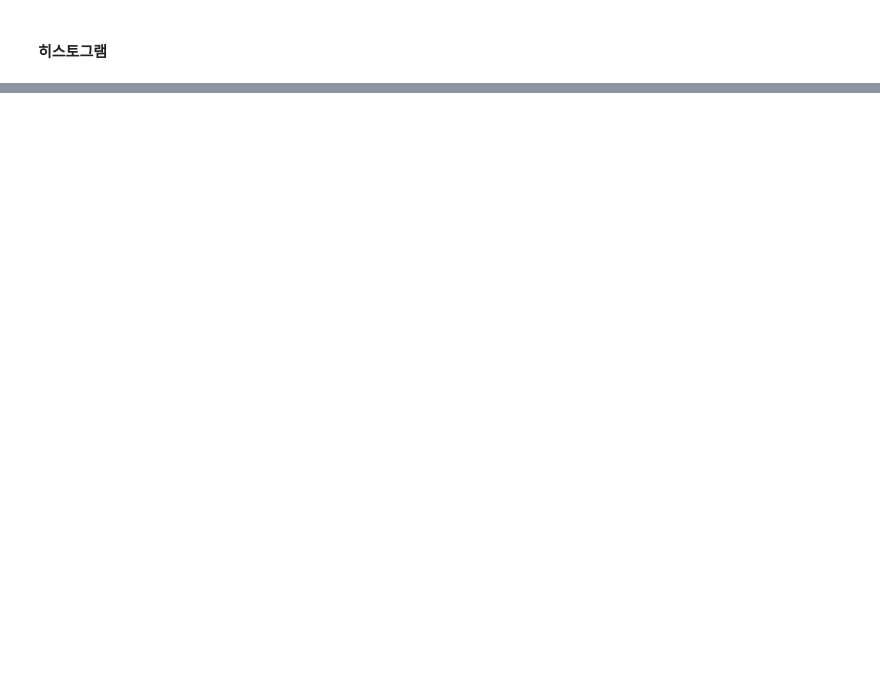
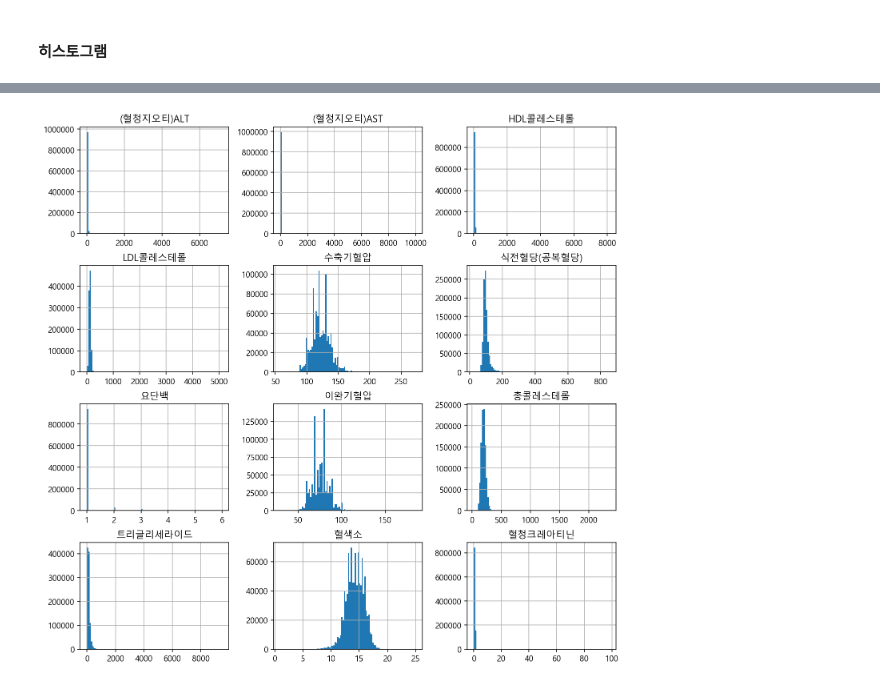
Before and after one commit to ssue-lee/practice, a Jupyter notebook: hearth_analysis.ipynb, the cells around one changed output, grey strips where cells are left out. Saved outputs shown, nothing was run; the diff lists cells and outputs as text; code cells hidden in the pictures; blank space fills up the shorter version.

```diff
--- a/hearth_analysis.ipynb
+++ b/hearth_analysis.ipynb
@@ -271,0 +289,5 @@ df.pivot_table(index=["성별코드", "음주여부"], values="감마지티피",
+# %%
+h = df.iloc[:,12:24].hist(figsize=(12,12), bins=100)
+# bins 옵션은 막대 갯수 :  숫자 커지면 더 자세한 그래프
+# %% [output]
+[figure, added]
```
Also changed, not shown: parts of 23 cells of this notebook.
